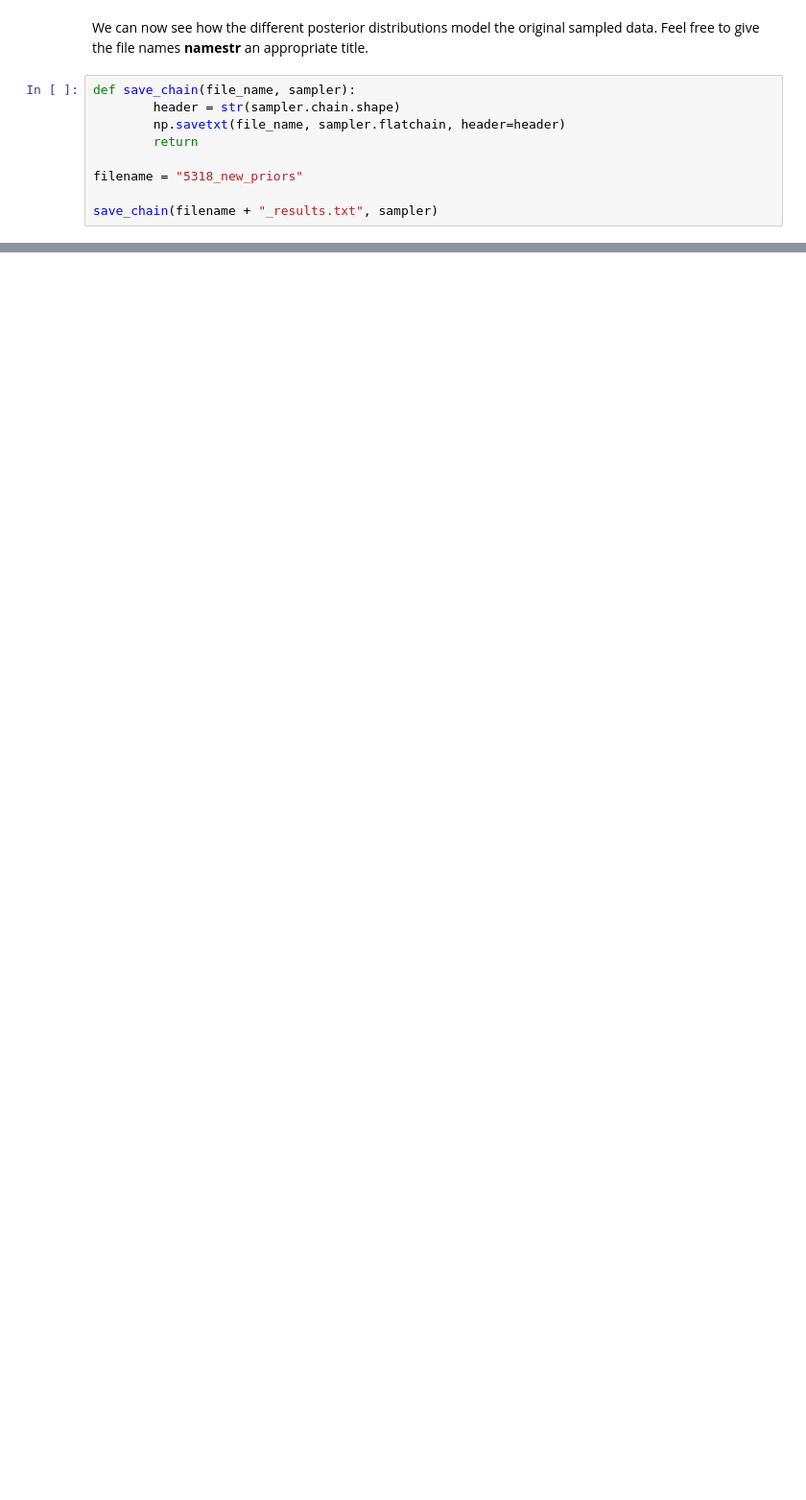
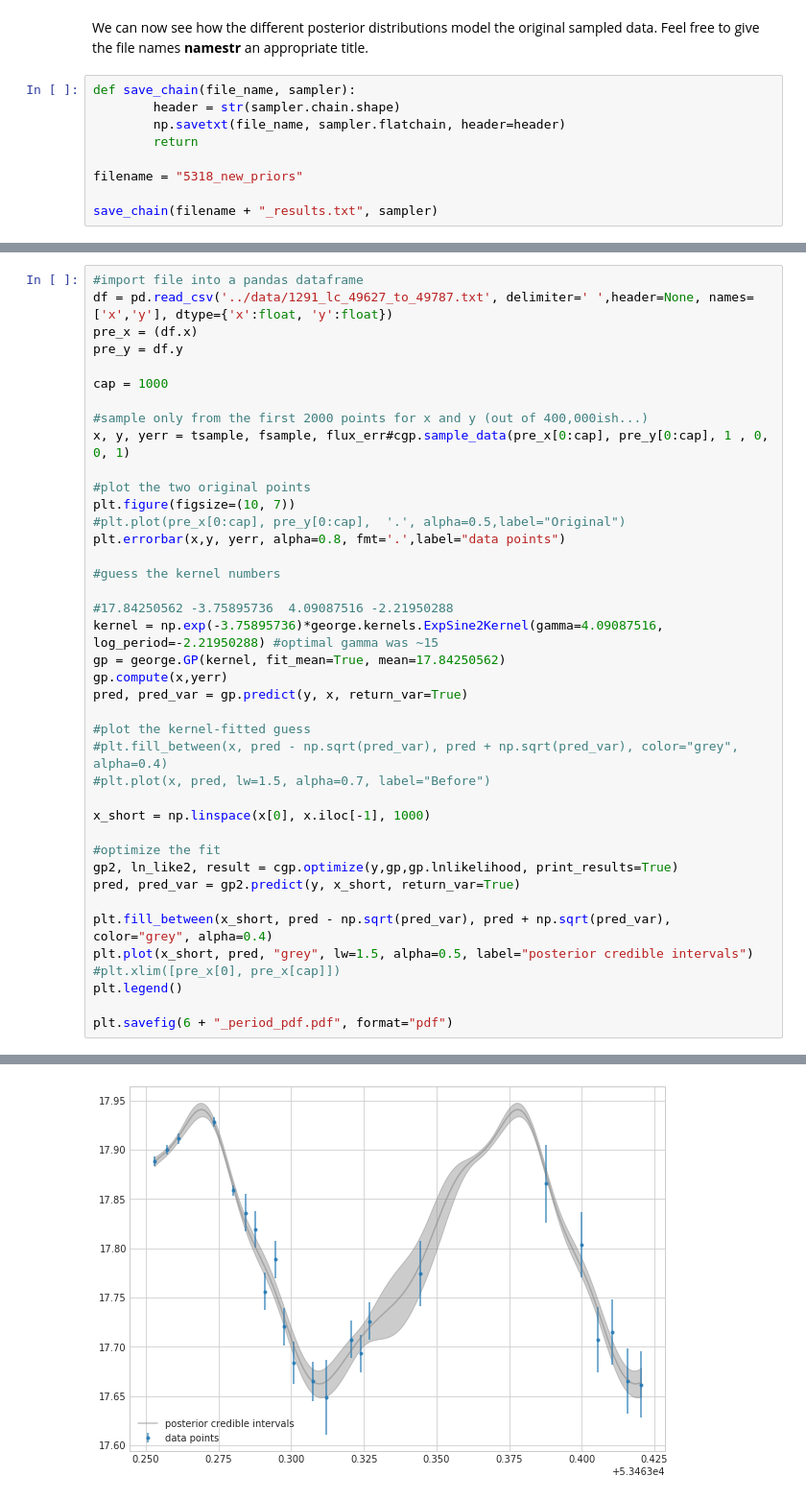
Before and after one commit to dirac-institute/CometGPs, a Jupyter notebook: cwl_sandbox/A Motivating Example-Not Simulated.ipynb, the cells around one changed output, grey strips where cells are left out. Shown at 96% size. Saved outputs shown, nothing was run; the diff lists cells and outputs as text; blank space fills up the shorter version.

```diff
--- a/cwl_sandbox/A Motivating Example-Not Simulated.ipynb
+++ b/cwl_sandbox/A Motivating Example-Not Simulated.ipynb
@@ -258,0 +264,41 @@ WARNING:root:Too few points to create valid contours
+# %%
+#import file into a pandas dataframe
+df = pd.read_csv('../data/1291_lc_49627_to_49787.txt', delimiter=' ',header=None, names=['x','y'], dtype={'x':float, 'y':float})
+pre_x = (df.x)
+pre_y = df.y
+
+cap = 1000
+
+#sample only from the first 2000 points for x and y (out of 400,000ish...)
+x, y, yerr = tsample, fsample, flux_err#cgp.sample_data(pre_x[0:cap], pre_y[0:cap], 1 , 0, 0, 1)
+
+#plot the two original points
+plt.figure(figsize=(10, 7))
+#plt.plot(pre_x[0:cap], pre_y[0:cap],  '.', alpha=0.5,label="Original")
+plt.errorbar(x,y, yerr, alpha=0.8, fmt='.',label="data points")
+
+#guess the kernel numbers
+
+#17.84250562 -3.75895736  4.09087516 -2.21950288
+kernel = np.exp(-3.75895736)*george.kernels.ExpSine2Kernel(gamma=4.09087516, log_period=-2.21950288) #optimal gamma was ~15
+gp = george.GP(kernel, fit_mean=True, mean=17.84250562)
+gp.compute(x,yerr)
+pred, pred_var = gp.predict(y, x, return_var=True)
+
+#plot the kernel-fitted guess
+#plt.fill_between(x, pred - np.sqrt(pred_var), pred + np.sqrt(pred_var), color="grey", alpha=0.4)
+#plt.plot(x, pred, lw=1.5, alpha=0.7, label="Before")
+
+x_short = np.linspace(x[0], x.iloc[-1], 1000)
+
+#optimize the fit
+gp2, ln_like2, result = cgp.optimize(y,gp,gp.lnlikelihood, print_results=True)
+pred, pred_var = gp2.predict(y, x_short, return_var=True)
+
+plt.fill_between(x_short, pred - np.sqrt(pred_var), pred + np.sqrt(pred_var), color="grey", alpha=0.4)
+plt.plot(x_short, pred, "grey", lw=1.5, alpha=0.5, label="posterior credible intervals")
+#plt.xlim([pre_x[0], pre_x[cap]])
+plt.legend()
+
+plt.savefig(6 + "_period_pdf.pdf", format="pdf")
+# %% [output]
@@ -258,0 +323 @@ WARNING:root:Too few points to create valid contours
+[figure, added]
```
Also changed, not shown: parts of 10 cells of this notebook, 7 other files.
